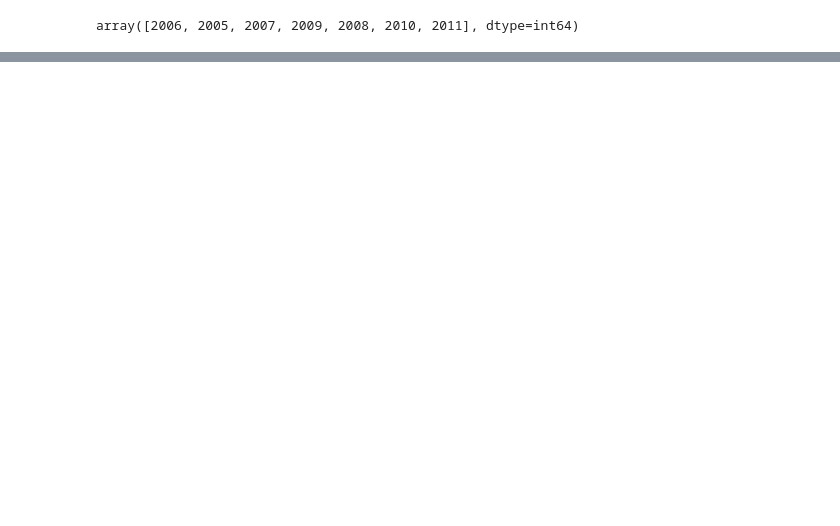
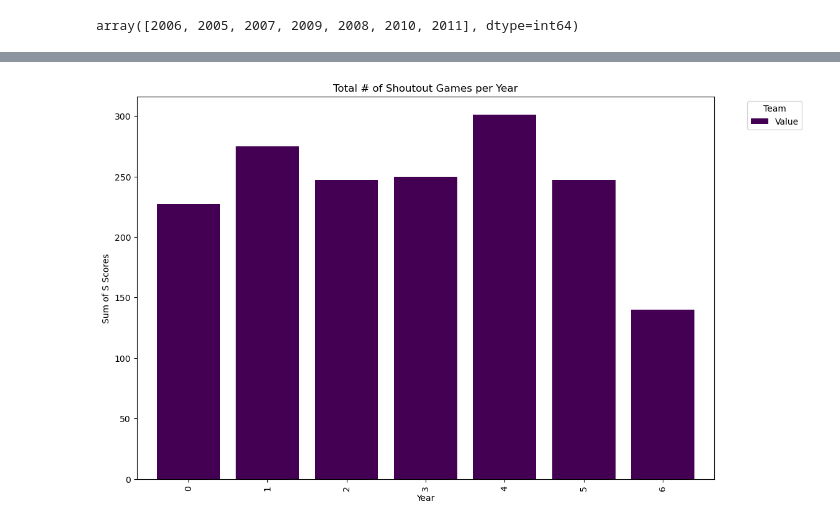
Before and after one commit to samwallach7/Project1-DELTS, a Jupyter notebook: main.ipynb, the cells around one changed output, grey strips where cells are left out. Cells and saved outputs as stored; diff of their text form; code cells hidden in the pictures; blank space fills up the shorter version.

```diff
--- a/main.ipynb
+++ b/main.ipynb
@@ -85,0 +105,11 @@ ValueError: If using all scalar values, you must pass an index
+# %%
+Scoring_shootout_df.plot(kind='bar', colormap='viridis', width=0.8, figsize=(12, 8))
+
+# Set up plot labels and legend
+plt.title('Total # of Shoutout Games per Year')
+plt.xlabel('Year')
+plt.ylabel('Sum of S Scores')
+plt.legend(title='Team', bbox_to_anchor=(1.05, 1), loc='upper left')
+plt.show()
+# %% [output]
+[figure, added]
```
Also changed, not shown: parts of 10 cells of this notebook.
